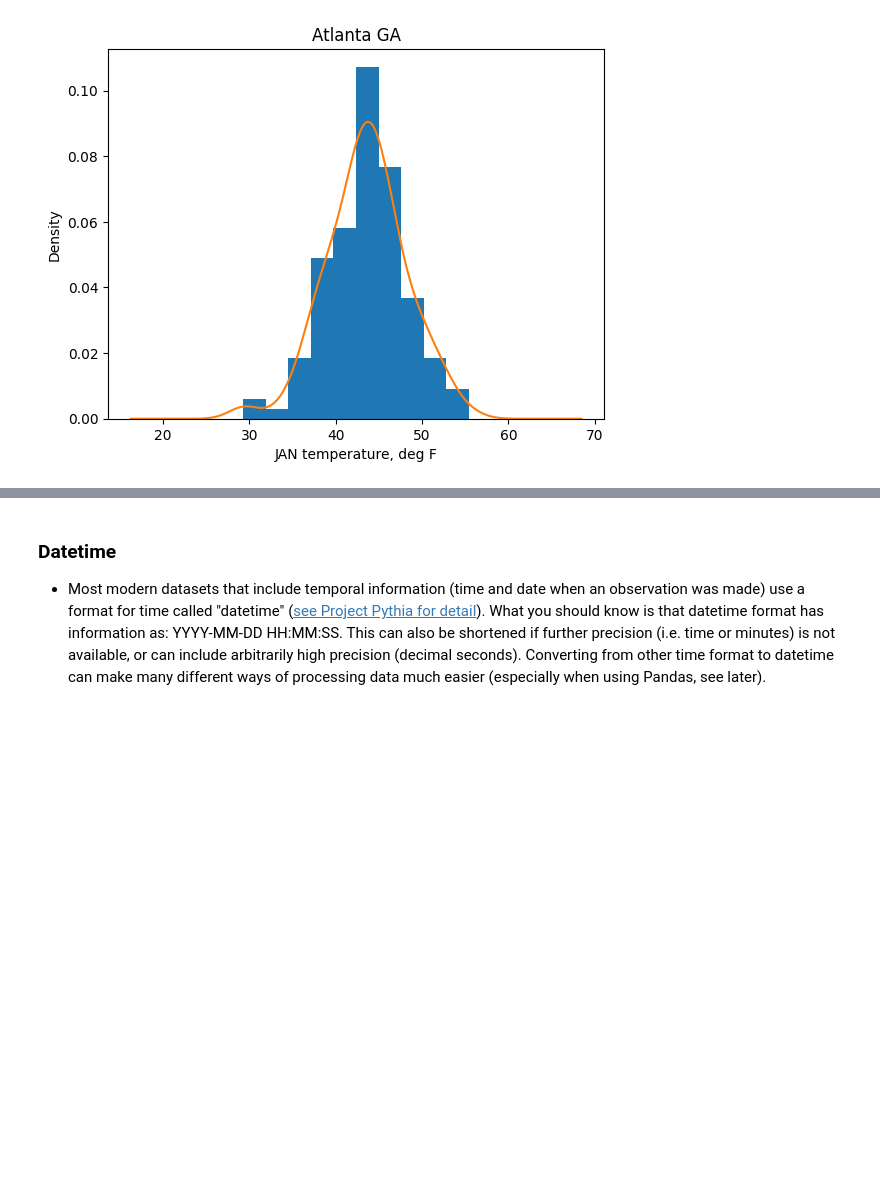
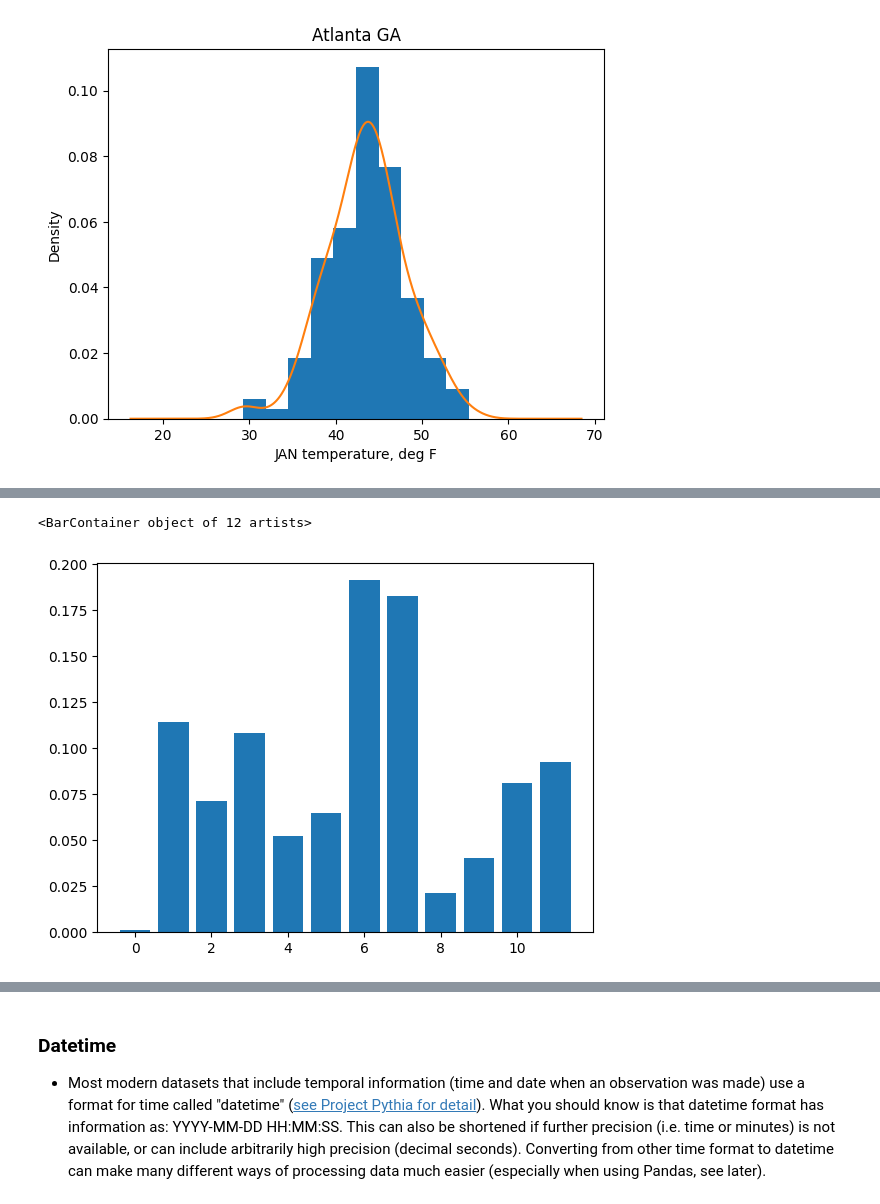
Before and after one commit to takaito1/EAS2655_S25, a Jupyter notebook: scripts/Intro_pandas.ipynb, the cells around one changed output, grey strips where cells are left out. Saved outputs shown, nothing was run; the diff lists cells and outputs as text; code cells hidden in the pictures; blank space fills up the shorter version.

```diff
--- a/scripts/Intro_pandas.ipynb
+++ b/scripts/Intro_pandas.ipynb
@@ -268,0 +270,45 @@ plt.show()
+# %%
+def linregr(x,y,plot=False):
+  # Input ----------------------
+  # x = x value
+  # y = y value
+  # plot = True if a plot is wanted
+  # Output --------------------
+  # Linear regression, y = ax+b
+  # a = slope
+  # b = intercept
+  # R2 = coeff of det
+  covxy = np.mean(x*y)-np.mean(x)*np.mean(y)
+  varx = np.mean(x*x)-np.mean(x)*np.mean(x)
+  vary = np.mean(y*y)-np.mean(y)*np.mean(y)
+  a=covxy/varx
+  b=np.mean(y) - a*np.mean(x)
+  R2=covxy**2/varx/vary
+  #print(f'R2 = {round(R2,3)}')
+  if plot==True:
+    plt.plot(x,y,'-',color='b',label='input data')
+    plt.plot(x,a*x+b,'--',color='m',label='lin regression')
+    plt.legend()
+    plt.show()
+  return a,b,R2
+# %%
+# initialize the output
+a=[]
+b=[]
+R2=[]
+# loop over 12 months
+for n in range(12):
+  # get the input data
+  temp = df.iloc[:,n].to_numpy()
+  year = df.index.to_numpy()
+  # call regression function
+  a0,b0,R20 = linregr(year,temp)
+  # record the results
+  a.append(a0)
+  b.append(b0)
+  R2.append(R20)
+# %%
+plt.bar(range(12),R2)
+# %% [output]
+<BarContainer object of 12 artists>
+[figure, added]
```
Also changed, not shown: parts of 12 cells of this notebook.
